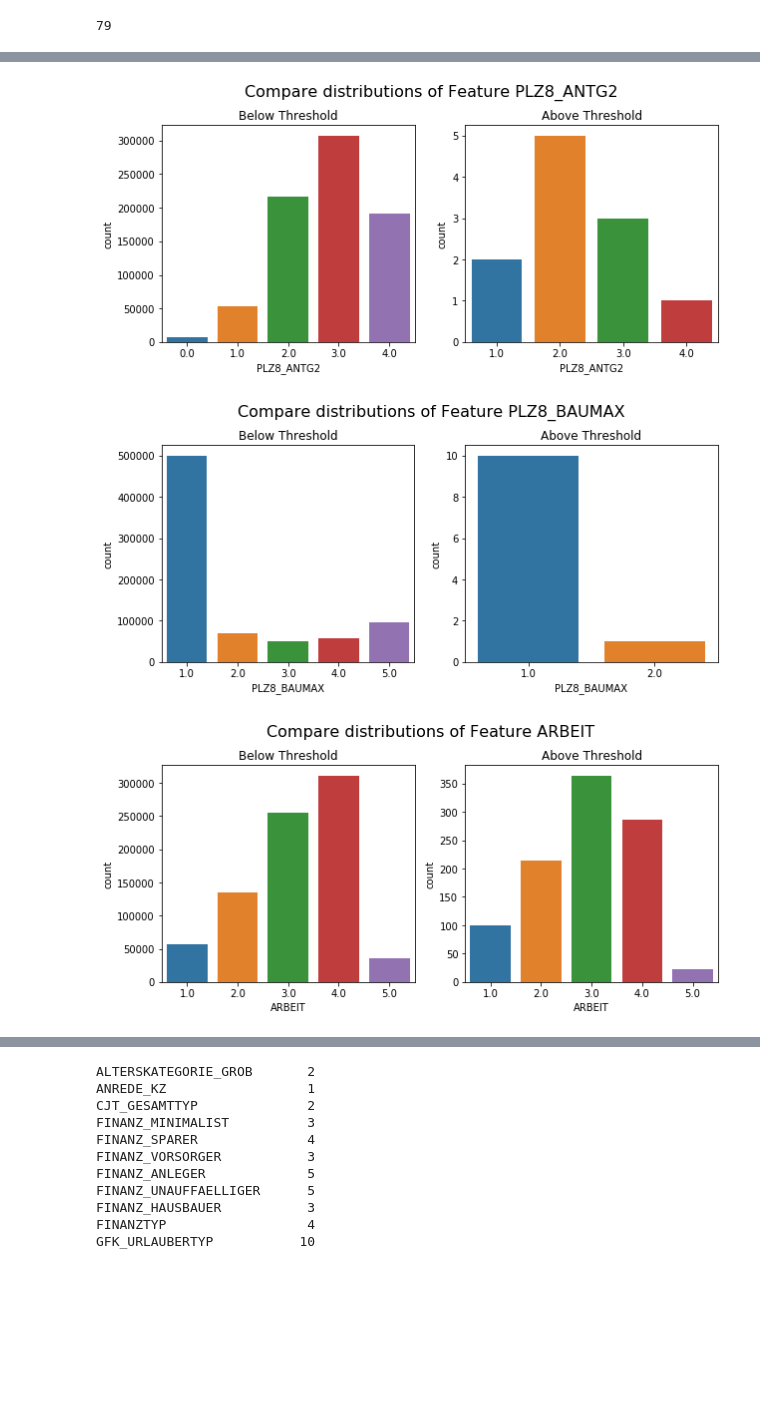
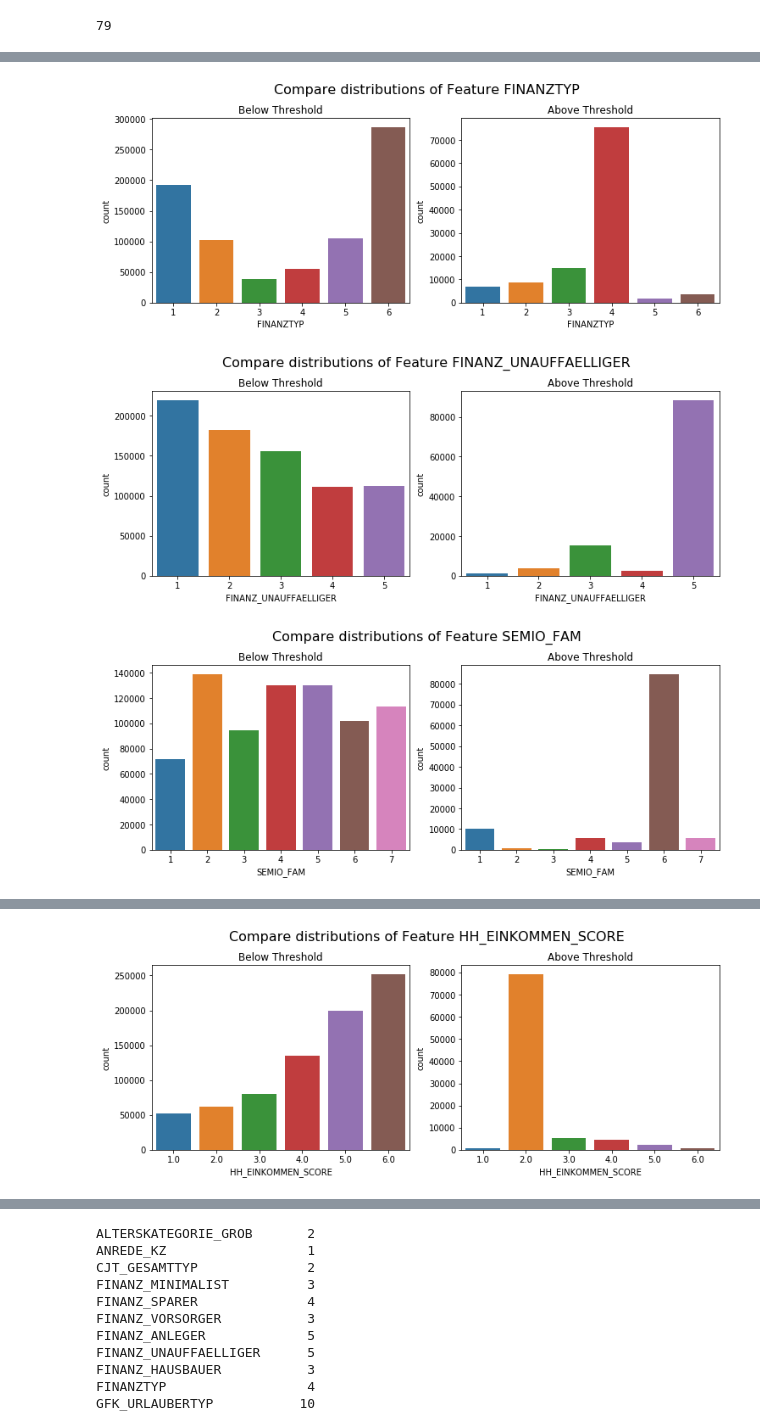
Before and after one commit to noreenwu/customer-segments, a Jupyter notebook: Identify_Customer_Segments.ipynb, the cells around one changed output, grey strips where cells are left out. Drawn from its saved outputs; the diff is of its cells as text; code cells hidden in the pictures; blank space fills up the shorter version.

Commit message:
feat: graphs of feature value distributions in datasets above and below threshold

```diff
--- a/Identify_Customer_Segments.ipynb
+++ b/Identify_Customer_Segments.ipynb
@@ -496,4 +507,0 @@ sns.countplot(x="PLZ8_ANTG1", data=az2)
-# %%
-# now same feature but for below the threshold set:
-
-ax1 = sns.countplot(x="PLZ8_ANTG1", data=az2_below_thresh)
@@ -503,4 +507,0 @@ ax1 = sns.countplot(x="PLZ8_ANTG1", data=az2_below_thresh)
-# %%
-# same feature but above the threshold set:
-plt.figure(figsize=(10, 5))
-ax2 = sns.countplot(x="PLZ8_ANTG1", data=az2_above_thresh)
@@ -509,9 +507,0 @@ ax2 = sns.countplot(x="PLZ8_ANTG1", data=az2_above_thresh)
-# %%
-# plot below and above threshold graphs side by side
-fig, (ax2, ax1) = plt.subplots(1, 2, figsize=(10, 4))
-
-fig.suptitle('Compare distribution of Feature X in Rows above and below Threshold')
-ax1.set_title("Above Threshold")
-ax2.set_title("Below Threshold")
-sns.countplot(x="PLZ8_ANTG1", data=az2_above_thresh, ax=ax1)
-sns.countplot(x="PLZ8_ANTG1", data=az2_below_thresh, ax=ax2)
@@ -521,6 +548,9 @@ sns.countplot(x="PLZ8_ANTG1", data=az2_below_thresh, ax=ax2)
 # %%
+# Compare the distribution of values for at least five columns where there are
+# no or few missing values, between the two subsets.
+
 def compare_distributions(feature, dset1, dset2):
-    fig, (ax1, ax2) = plt.subplots(1, 2, figsize=(10, 4))
+    fig, (ax1, ax2) = plt.subplots(1, 2, figsize=(12, 4))
 
     graph_title = f"Compare distributions of Feature {feature}"
     fig.suptitle(graph_title, fontsize=16, verticalalignment='baseline')
@@ -535,9 +598,10 @@ compare_distributions("PLZ8_ANTG1", az2_below_thresh, az2_above_thresh)
 # %%
-compare_feats = ['PLZ8_ANTG2', 'PLZ8_BAUMAX', 'ARBEIT', 'ORTSGR_KLS9', 'RELAT_AB']
+# compare_feats = ['PLZ8_ANTG1', 'PLZ8_ANTG2', 'PLZ8_BAUMAX', 'ARBEIT', 'ORTSGR_KLS9', 'RELAT_AB']
+compare_feats = ['FINANZTYP', 'FINANZ_UNAUFFAELLIGER', 'SEMIO_FAM', 'SEMIO_LUST', 'ZABEOTYP', 'HH_EINKOMMEN_SCORE']
 
 for f in compare_feats:
     compare_distributions(f, az2_below_thresh, az2_above_thresh)
 # %% [output]
-[figure, old version]
+[figure, new version]
-[figure, old version]
+[figure, new version]
-[figure, old version]
+[figure, new version]
@@ -545,0 +610 @@ for f in compare_feats:
+[figure, added]
```
Also changed, not shown: parts of 37 cells of this notebook, 1 other file.
